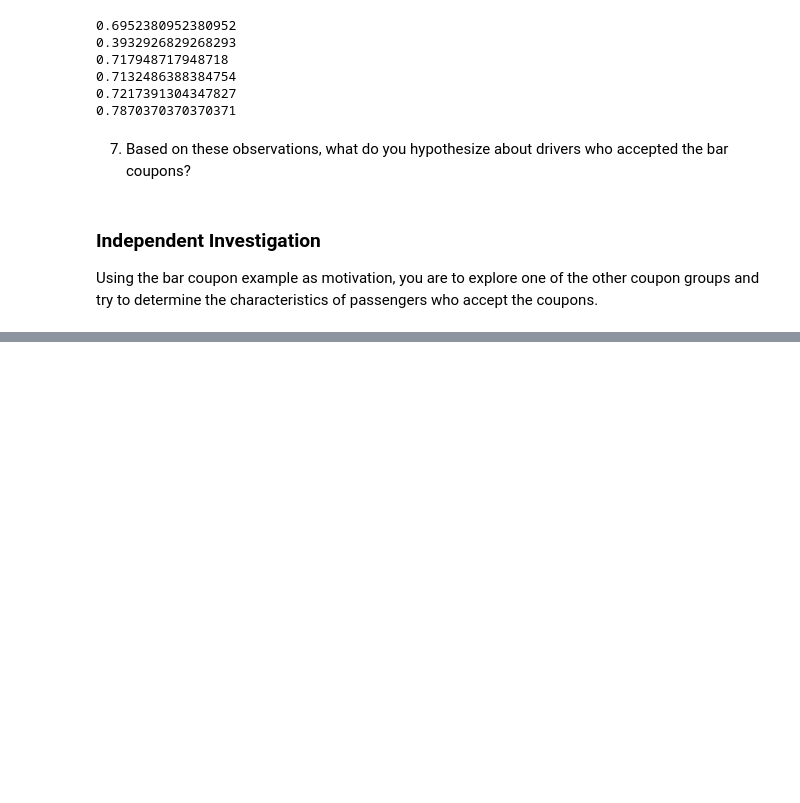
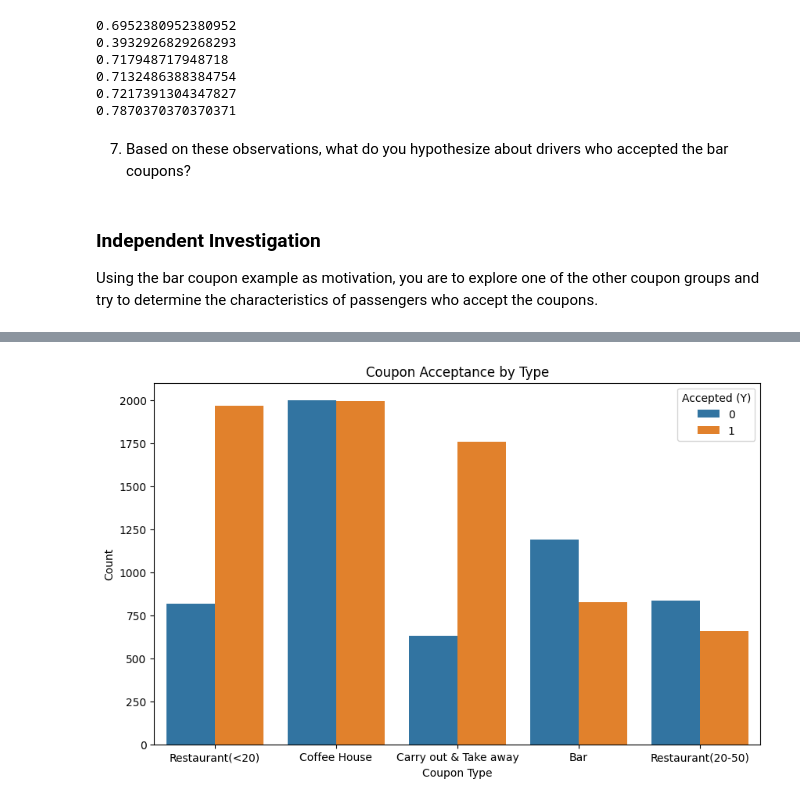
Before and after one commit to chitrapal1/UCB_AIML, a Jupyter notebook: assignment5_coupon_acceptance_analysis.ipynb, the cells around one changed output, grey strips where cells are left out. Saved outputs shown, nothing was run; the diff lists cells and outputs as text; code cells hidden in the pictures; blank space fills up the shorter version.

```diff
--- a/assignment5_coupon_acceptance_analysis.ipynb
+++ b/assignment5_coupon_acceptance_analysis.ipynb
@@ -245,0 +297,11 @@ Using the bar coupon example as motivation, you are to explore one of the other
+# %%
+# 1. Grouped bar chart
+plt.figure(figsize=(10,6))
+sns.countplot(data=data, x='coupon', hue='Y')
+plt.title("Coupon Acceptance by Type")
+plt.xlabel("Coupon Type")
+plt.ylabel("Count")
+plt.legend(title="Accepted (Y)")
+plt.show()
+# %% [output]
+[figure, added]
```
Also changed, not shown: parts of 11 cells of this notebook.
